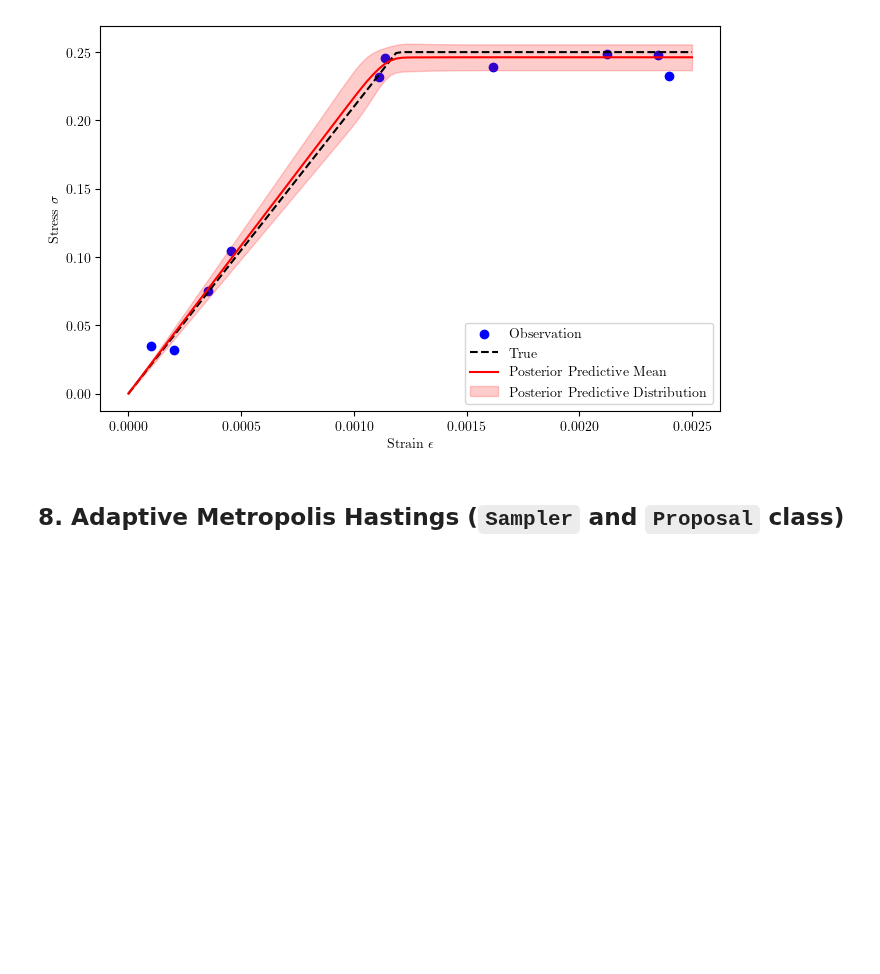
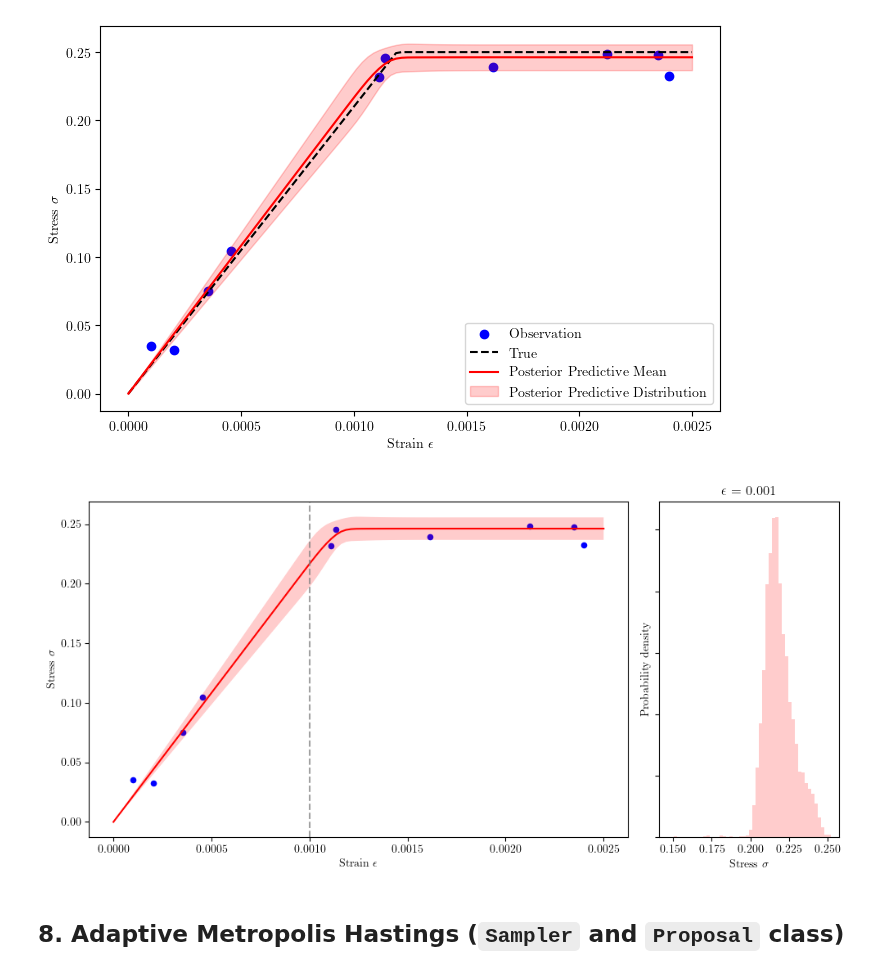
Before and after one commit to mark-hobbs/articles, a Jupyter notebook: bayesian-inference/linear-elasticity-perfect-plasticity.ipynb, the cells around one changed output. Cells and saved outputs as stored; diff of their text form; code cells hidden in the pictures; blank space fills up the shorter version.

```diff
--- a/bayesian-inference/linear-elasticity-perfect-plasticity.ipynb
+++ b/bayesian-inference/linear-elasticity-perfect-plasticity.ipynb
@@ -489,6 +493,53 @@ ax1.legend()
 # %% [output]
 <matplotlib.legend.Legend at 0x...>
 [figure]
+# %%
+predictions = np.array(
+    [compute_stress(sample[0], sample[1], strain) for sample in samples]
+)
+
+posterior_predictive_mean = np.mean(predictions, axis=0)
+posterior_predictive_std = np.std(predictions, axis=0)
+
+fig, (ax1, ax2) = plt.subplots(
+    1, 2, figsize=(10, 5), gridspec_kw={'width_ratios': [3, 1]}
+)
+
+ax1.scatter(strain_observed, stress_observed, color="blue", s=20)
+# ax1.plot(strain, stress, "k--", label="True")
+ax1.plot(
+    strain, posterior_predictive_mean, color="red", label="Posterior Predictive Mean"
+)
+ax1.fill_between(
+    strain,
+    posterior_predictive_mean - 2 * posterior_predictive_std,
+    posterior_predictive_mean + 2 * posterior_predictive_std,
+    color="red",
+    alpha=0.2,
+    edgecolor='none',
+    label="Posterior Predictive Distribution",
+)
+
+marginal_value = 0.001
+marginal_index = np.abs(strain - marginal_value).argmin()
+marginal_posterior = predictions[:, marginal_index]
+ax1.axvline(marginal_value, linestyle="--", color="grey", alpha=0.75)
+
+ax1.set_xlabel("Strain $\epsilon$")
+ax1.set_ylabel("Stress $\sigma$")
+# ax1.legend()
+
+ax2.hist(marginal_posterior, bins=50, density=True, alpha=0.2, color="red")
+ax2.set_xlabel(f"Stress $\sigma$")
+ax2.set_ylabel("Probability density")
+ax2.tick_params(labelleft=False)
+ax2.set_title(f"$\epsilon$ = {marginal_value}")
+
+plt.tight_layout()
+plt.savefig("figures/posterior-predictive-distribution.png", dpi=300)
+plt.show()
+# %% [output]
+[figure, added]
 # %% [markdown]
 ## 8. Adaptive Metropolis Hastings (`Sampler` and `Proposal` class)
 # %%
```
Also changed, not shown: parts of 5 cells of this notebook, 6 other files.
